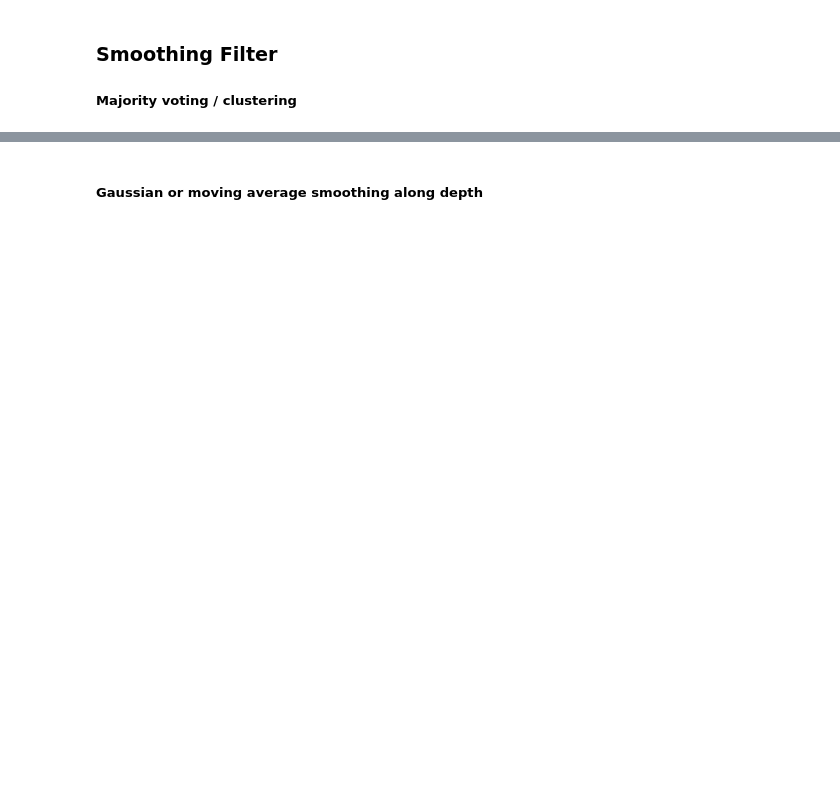
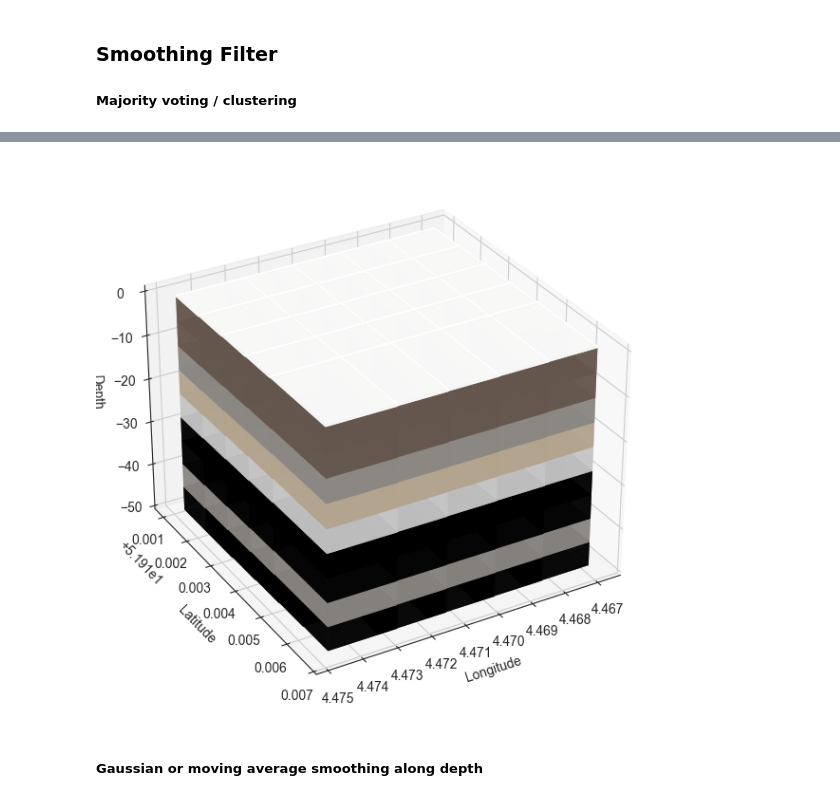
Before and after one commit to silviaelisabeth/UndergroundVisuals_Rotterdam, a Jupyter notebook: dev_layer_plot.ipynb, the cells around one changed output, grey strips where cells are left out. Drawn from its saved outputs; the diff is of its cells as text; code cells hidden in the pictures; blank space fills up the shorter version.

Commit message:
include smoothing; geoTop to geoCoordinates

```diff
--- a/dev_layer_plot.ipynb
+++ b/dev_layer_plot.ipynb
@@ -158,2 +85,6 @@ def plot_3D_projection_datapoints(profiles, columns_selection, figsize=(10,8)):
+# %%
+def hex_to_rgb(hex_color):
+    hex_color = hex_color.lstrip('#')
+    return tuple(int(hex_color[i:i+2],16)/255 for i in (0,2,4))
 # %%
 def convert_rd_into_geocoordinates(data):
@@ -424,27 +364,0 @@ def add_cuboid(fig, x, y, z_bottom, z_top, color, dx=0.01, dy=0.01):
-# %%
-fig = go.Figure()
-
-dx, dy = 0.002, 0.002
-for pt in unique_points:
-    x, y = pt['lon'], pt['lat']
-    layers = sorted(pt['layers'], key=lambda l: l['z'], reverse=False)
-    for i in range(len(layers)-1):
-        z_bottom = layers[i]['z']
-        z_top = layers[i+1]['z']
-        color = layers[i]['lithoklasse_color']
-        add_cuboid(fig, x, y, z_bottom, z_top, color, dx=dx, dy=dy)
-
-    top_layer = layers[-1]
-    add_cuboid(fig, x, y, top_layer['z'], top_layer['z']+0.5, top_layer['lithoklasse_color'], dx=dx, dy=dy)
-
-fig.update_layout(
-    scene=dict(
-        xaxis_title='Longitude',
-        yaxis_title='Latitude',
-        zaxis_title='Depth',
-        zaxis=dict(autorange='reversed')
-    ),
-    width=800, height=500
-)
-
-HTML(fig.to_html(include_plotlyjs='cdn'))
@@ -453,3 +365,10 @@ HTML(fig.to_html(include_plotlyjs='cdn'))
+# %%
+dic_original_figs = dict()
+for azim in linspace(0, 360, 12):
+    dic_original_figs[azim] = plot_voxel(
+        unique_points, layer_label='layers', elev=30, azim=azim, save=True, save_name='original_dataset',
+        display_plot=False, dx=0.002, dy=0.002, figsize=(18,6)
+        )
 # %% [markdown]
 ### Smoothing Filter
 
@@ -536,3 +423,7 @@ HTML(fig.to_html(include_plotlyjs='cdn'))
+# %%
+fig_original = plot_voxel(final_points, layer_label='layers_smoothed', dx=0.002, dy=0.002, figsize=(18,6))
+# %% [output]
+[figure, added]
 # %% [markdown]
 ##### Gaussian or moving average smoothing along depth
 # %%
```
Also changed, not shown: parts of 21 cells of this notebook, 1 other file.
